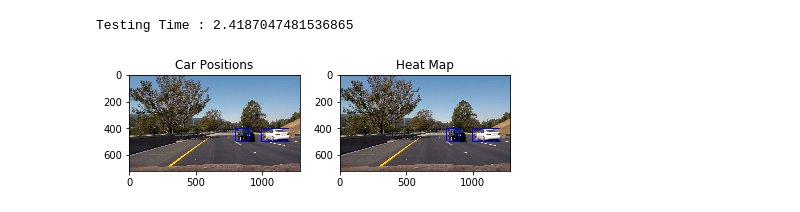
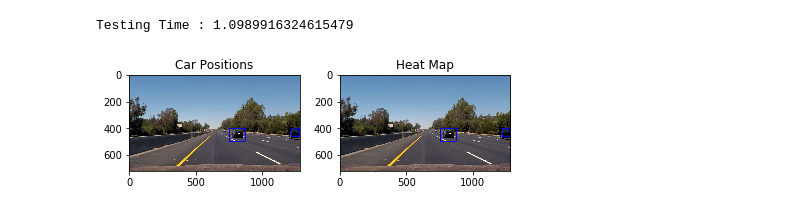
Before and after one commit to prathmesh-dali/CarND-Vehicle-Detection, a Jupyter notebook: CarND_Vehicle_Detection.ipynb, the cells around one changed output. Drawn from its saved outputs; the diff is of its cells as text; code cells hidden in the pictures.

```diff
--- a/CarND_Vehicle_Detection.ipynb
+++ b/CarND_Vehicle_Detection.ipynb
@@ -123,11 +123,11 @@ def extract_features(imgs, cspace='RGB', spatial_size=(32, 32),
         features.append(image_features)
     return features
 # %%
-colorspace = 'HSV' # Can be RGB, HSV, LUV, HLS, YUV, YCrCb
-orient = 4
+colorspace = 'YUV' # Can be RGB, HSV, LUV, HLS, YUV, YCrCb
+orient = 7
 pix_per_cell = 16
 cell_per_block = 2
-hog_channel = [1] # Can be 0, 1, 2, or "ALL"
+hog_channel = [0] # Can be 0, 1, 2, or "ALL"
 spatial_size = (16, 16)
 hist_bins = 32
 hist_range = (0, 256)
@@ -329,11 +329,11 @@ class VehicleDetector(object):
 
     def pipeline(self, image):
         y_start_stop = [400, None]
-        colorspace = 'HSV' # Can be RGB, HSV, LUV, HLS, YUV, YCrCb
-        orient = 4
+        colorspace = 'YUV' # Can be RGB, HSV, LUV, HLS, YUV, YCrCb
+        orient = 7
         pix_per_cell = 16
         cell_per_block = 2
-        hog_channel = [1] # Can be 0, 1, 2, or "ALL"
+        hog_channel = [0] # Can be 0, 1, 2, or "ALL"
         spatial_size = (16, 16)
         hist_bins = 32
         hist_range = (0, 256)
@@ -349,7 +349,6 @@ class VehicleDetector(object):
 
         window_dimensions = [[[128, 128],[400, 600]],
                              [[64, 64],[400, 500]],
-                             [[32, 32],[400, 472]],
                              [[96, 96],[400, 550]]]
         windows= []
 
@@ -381,23 +380,23 @@ class VehicleDetector(object):
         return dr_img.astype(np.uint8)
 # %%
 vehicleDetector = VehicleDetector()
-image = mpimg.imread('test_images/test6.jpg')
+image = mpimg.imread('test_images/image50.jpg')
 t=time.time()
 window_img = vehicleDetector.pipeline(image)
 t2 = time.time()
 print("Testing Time : {}".format(t2-t))
 # return_image = np.hstack([np.dstack((return_image,return_image,return_image))*255,window_img]).astype(np.uint8)
 fig = plt.figure()
 plt.subplot(121)
 plt.imshow(window_img)
 plt.title('Car Positions')
 plt.subplot(122)
 plt.imshow(window_img, cmap='hot')
 plt.title('Heat Map')
 fig.tight_layout()
 # %% [output]
-Testing Time : 2.4187047481536865
+Testing Time : 1.0989916324615479
-[figure, old version]
+[figure, new version]
 # %%
 # Import everything needed to edit/save/watch video clips
 from moviepy.editor import VideoFileClip
```
Also changed, not shown: parts of 4 cells of this notebook, 2 other files.
